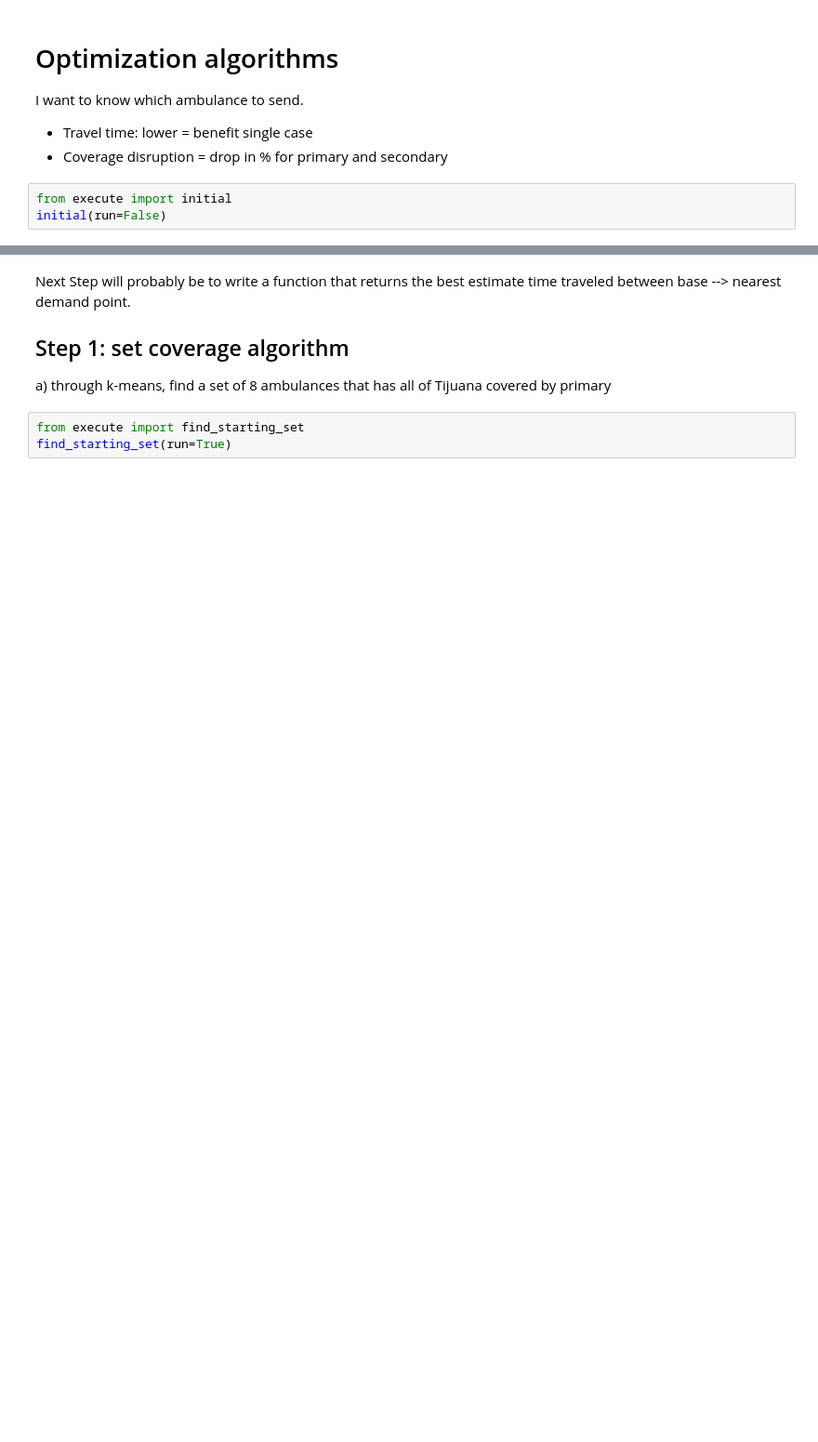
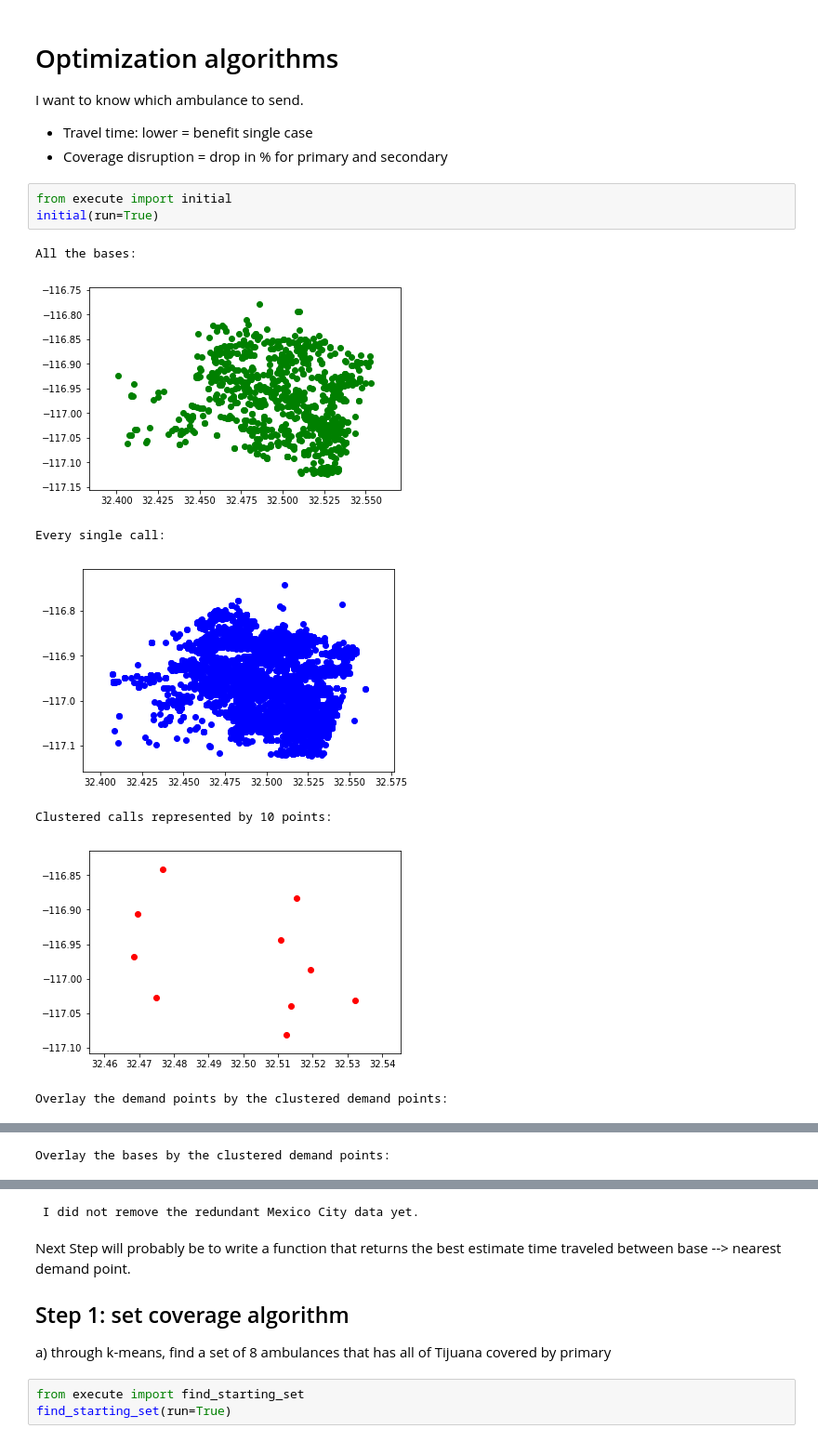
Before and after one commit to hansyuan/cr-algs, a Jupyter notebook: Dynamic Set Coverage.ipynb, the cells around one changed output, grey strips where cells are left out. Shown at 93% size. Cells and saved outputs as stored; diff of their text form; blank space fills up the shorter version.

```diff
--- a/Dynamic Set Coverage.ipynb
+++ b/Dynamic Set Coverage.ipynb
@@ -7,4 +7,12 @@ I want to know which ambulance to send.
 - Coverage disruption = drop in % for primary and secondary
 # %%
 from execute import initial
-initial(run=False)
+initial(run=True)
+# %% [output]
+All the bases:
+[figure, added]
+Every single call:
+[figure, added]
+Clustered calls represented by 10 points:
+[figure, added]
+Overlay the demand points by the clustered demand points:
@@ -10,0 +20 @@ initial(run=False)
+Overlay the bases by the clustered demand points:
@@ -11,3 +22,4 @@ initial(run=False)
+ I did not remove the redundant Mexico City data yet.
 # %% [markdown]
 Next Step will probably be to write a function that returns the best estimate time traveled between base --> nearest demand point.
 
```
Also changed, not shown: parts of 2 cells of this notebook.
